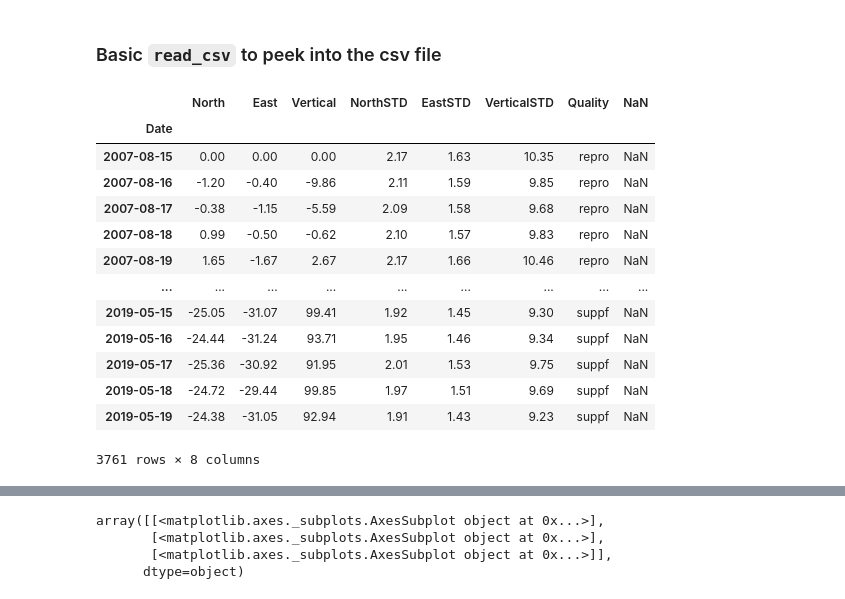
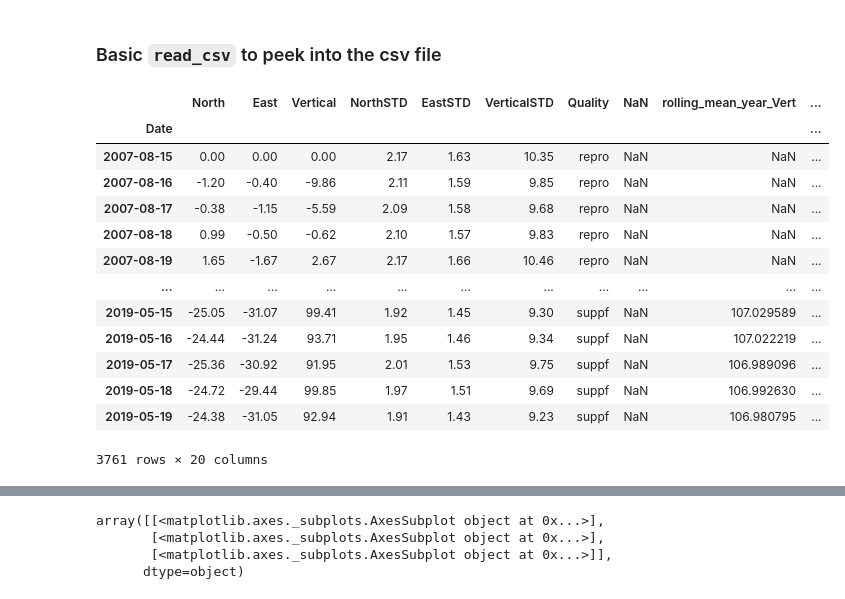
Before and after one commit to ldeo-arctictides/tidegauges-historical, a Jupyter notebook: test_read_GPS.ipynb, the cells around one changed output, grey strips where cells are left out. Saved outputs shown, nothing was run; the diff lists cells and outputs as text; code cells hidden in the pictures.

```diff
--- a/test_read_GPS.ipynb
+++ b/test_read_GPS.ipynb
@@ -42,25 +31,24 @@ ext = '.csv'
 filepath = os.path.join(dir_in, file_in + ext)
 # %% [markdown]
 ### Basic `read_csv` to peek into the csv file
-# %%
-# df = pd.read_csv(os.path.join(dir_in, file_in))
-df = read_GPS_nam14(filepath)
-df
-# %% [output]
-|  | North | East | Vertical | NorthSTD | EastSTD | VerticalSTD | Quality | NaN |
-| Date |  |  |  |  |  |  |  |  |
-| 2007-08-15 | 0.00 | 0.00 | 0.00 | 2.17 | 1.63 | 10.35 | repro | NaN |
-| 2007-08-16 | -1.20 | -0.40 | -9.86 | 2.11 | 1.59 | 9.85 | repro | NaN |
-| 2007-08-17 | -0.38 | -1.15 | -5.59 | 2.09 | 1.58 | 9.68 | repro | NaN |
-| 2007-08-18 | 0.99 | -0.50 | -0.62 | 2.10 | 1.57 | 9.83 | repro | NaN |
-| 2007-08-19 | 1.65 | -1.67 | 2.67 | 2.17 | 1.66 | 10.46 | repro | NaN |
-| ... | ... | ... | ... | ... | ... | ... | ... | ... |
-| 2019-05-15 | -25.05 | -31.07 | 99.41 | 1.92 | 1.45 | 9.30 | suppf | NaN |
-| 2019-05-16 | -24.44 | -31.24 | 93.71 | 1.95 | 1.46 | 9.34 | suppf | NaN |
-| 2019-05-17 | -25.36 | -30.92 | 91.95 | 2.01 | 1.53 | 9.75 | suppf | NaN |
-| 2019-05-18 | -24.72 | -29.44 | 99.85 | 1.97 | 1.51 | 9.69 | suppf | NaN |
-| 2019-05-19 | -24.38 | -31.05 | 92.94 | 1.91 | 1.43 | 9.23 | suppf | NaN |
-3761 rows × 8 columns
+# %%
+df = read_GPS_nam14_UNAVCO(filepath)
+df
+# %% [output]
+|  | North | East | Vertical | NorthSTD | EastSTD | VerticalSTD | Quality | NaN | rolling_mean_year_Vert | ... |
+| Date |  |  |  |  |  |  |  |  |  | ... |
+| 2007-08-15 | 0.00 | 0.00 | 0.00 | 2.17 | 1.63 | 10.35 | repro | NaN | NaN | ... |
+| 2007-08-16 | -1.20 | -0.40 | -9.86 | 2.11 | 1.59 | 9.85 | repro | NaN | NaN | ... |
+| 2007-08-17 | -0.38 | -1.15 | -5.59 | 2.09 | 1.58 | 9.68 | repro | NaN | NaN | ... |
+| 2007-08-18 | 0.99 | -0.50 | -0.62 | 2.10 | 1.57 | 9.83 | repro | NaN | NaN | ... |
+| 2007-08-19 | 1.65 | -1.67 | 2.67 | 2.17 | 1.66 | 10.46 | repro | NaN | NaN | ... |
+| ... | ... | ... | ... | ... | ... | ... | ... | ... | ... | ... |
+| 2019-05-15 | -25.05 | -31.07 | 99.41 | 1.92 | 1.45 | 9.30 | suppf | NaN | 107.029589 | ... |
+| 2019-05-16 | -24.44 | -31.24 | 93.71 | 1.95 | 1.46 | 9.34 | suppf | NaN | 107.022219 | ... |
+| 2019-05-17 | -25.36 | -30.92 | 91.95 | 2.01 | 1.53 | 9.75 | suppf | NaN | 106.989096 | ... |
+| 2019-05-18 | -24.72 | -29.44 | 99.85 | 1.97 | 1.51 | 9.69 | suppf | NaN | 106.992630 | ... |
+| 2019-05-19 | -24.38 | -31.05 | 92.94 | 1.91 | 1.43 | 9.23 | suppf | NaN | 106.980795 | ... |
+3761 rows × 20 columns
 # %%
 # with open(filepath) as myfile:
 #     firstNlines=myfile.readlines()[0:5] #put here the interval you want
```
Also changed, not shown: parts of 13 cells of this notebook.
